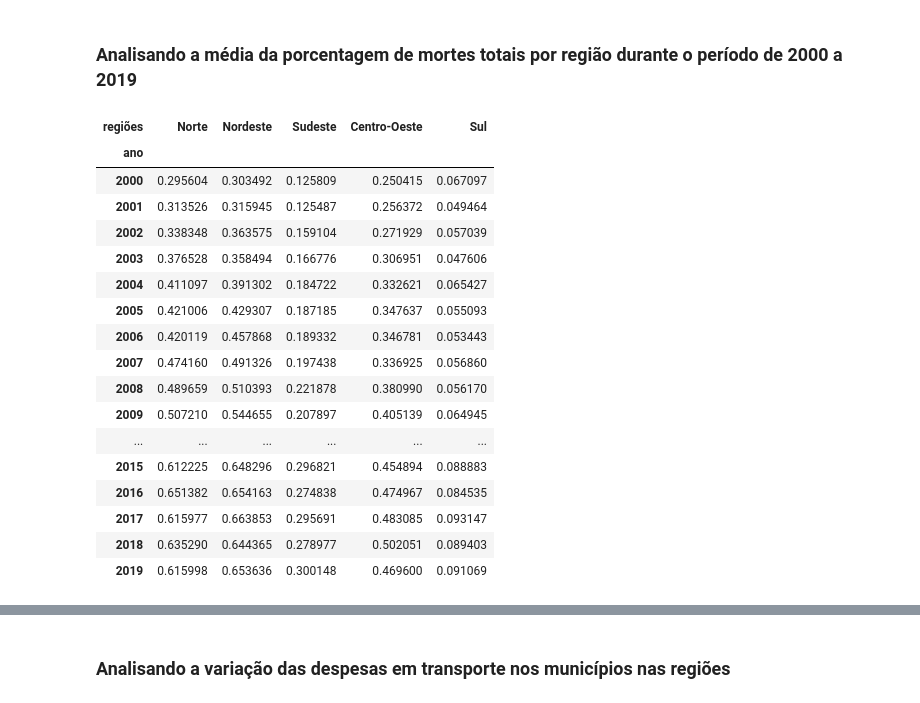
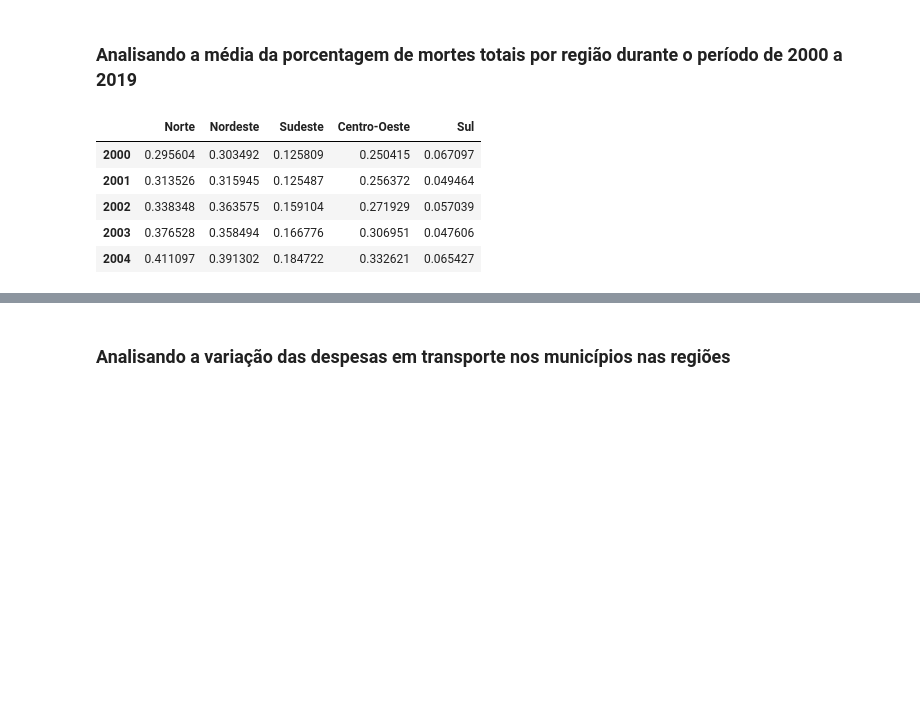
Before and after one commit to saulorcj/tarefas-analytica, a Jupyter notebook: A2/analise_dados.ipynb, the cells around one changed output, grey strips where cells are left out. Cells and saved outputs as stored; diff of their text form; code cells hidden in the pictures; blank space fills up the shorter version.

```diff
--- a/A2/analise_dados.ipynb
+++ b/A2/analise_dados.ipynb
@@ -291,9 +237,15 @@ desp_2013.head()
 # %%
-lista_medias = []
+lista_medias_2013 = []
+lista_medias_2021 = []
 for regiao in regioes:
-  media = int(desp_2021[desp_2021["sigla_uf"].isin(regioes[regiao])]["valor"].mean())
-  lista_medias.append(media)
+    media_2013 = int(df_despesas_2013[df_despesas_2013["sigla_uf"].isin(regioes[regiao])]["valor"].mean())
+    media_2021 = int(df_despesas_2021[df_despesas_2021["sigla_uf"].isin(regioes[regiao])]["valor"].mean())
+    lista_medias_2013.append(media_2013)
+    lista_medias_2021.append(media_2021)
 
-desp_med_2021 = pd.DataFrame(lista_medias,
-                             index=regioes,
-                             columns=["media"]).sort_values(by="media", ascending=False)
+df_desp_med_2013 = pd.DataFrame(lista_medias_2013,
+                                index=regioes,
+                                columns=["media"]).sort_values(by="media", ascending=False)
+df_desp_med_2021 = pd.DataFrame(lista_medias_2021,
+                                index=regioes,
+                                columns=["media"]).sort_values(by="media", ascending=False)
@@ -309,9 +251,0 @@ desp_med_2021
-# %%
-lista_medias = []
-for regiao in regioes:
-  media = int(desp_2013[desp_2013["sigla_uf"].isin(regioes[regiao])]["valor"].mean())
-  lista_medias.append(media)
-
-desp_med_2013 = pd.DataFrame(lista_medias,
-                             index=regioes,
-                             columns=["media"]).sort_values(by="media", ascending=False)
@@ -341,11 +286,9 @@ variacao_media_prop
 # %% [markdown]
 ## Análise dos Dados
-# %%
-periodo_prop_mortes = range(2000, 2020)
 # %% [markdown]
 ### Analisando a média da porcentagem de mortes totais por região durante o período de 2000 a 2019
 # %%
-def get_media_prop_by_regiao(regiao, ano):
+def get_media_prop_by_regiao_ano(regiao, ano):
     """
     :param regiao: região a ser selecionada
     :param indicador: indicador a ser selecionado
@@ -356,31 +299,18 @@ def get_media_prop_by_regiao(regiao, ano):
                            (df_prop_mortes["sigla_uf"].isin(regioes[regiao]))]["prop_mortes"].mean()
     return media
 # %%
-medias_regiao = [get_media_prop_by_regiao(regiao, ano)
-                 for ano in periodo_prop_mortes
-                 for regiao in regioes]
+medias_regiao = np.array([get_media_prop_by_regiao(regiao, ano)
+                          for ano in range(2000, 2020)
+                          for regiao in regioes]).reshape(20,5)
 
-df_med_prop_mortes = pd.DataFrame(np.array(medias_regiao).reshape(20, 5),
-                   index=periodo_prop_mortes, columns=regioes)
-df_med_prop_mortes.index.name, df_med_prop_mortes.columns.name = "ano", "regiões"
-df_med_prop_mortes
+df_med_prop_mortes = pd.DataFrame(medias_regiao, index=periodo_prop_mortes, columns=regioes)
+# DataFrame média de mortes nas regiões entre 2000 e 2019
+df_med_prop_mortes.head()
 # %% [output]
-| regiões | Norte | Nordeste | Sudeste | Centro-Oeste | Sul |
-| ano |  |  |  |  |  |
+|  | Norte | Nordeste | Sudeste | Centro-Oeste | Sul |
 | 2000 | 0.295604 | 0.303492 | 0.125809 | 0.250415 | 0.067097 |
 | 2001 | 0.313526 | 0.315945 | 0.125487 | 0.256372 | 0.049464 |
 | 2002 | 0.338348 | 0.363575 | 0.159104 | 0.271929 | 0.057039 |
 | 2003 | 0.376528 | 0.358494 | 0.166776 | 0.306951 | 0.047606 |
 | 2004 | 0.411097 | 0.391302 | 0.184722 | 0.332621 | 0.065427 |
-| 2005 | 0.421006 | 0.429307 | 0.187185 | 0.347637 | 0.055093 |
-| 2006 | 0.420119 | 0.457868 | 0.189332 | 0.346781 | 0.053443 |
-| 2007 | 0.474160 | 0.491326 | 0.197438 | 0.336925 | 0.056860 |
-| 2008 | 0.489659 | 0.510393 | 0.221878 | 0.380990 | 0.056170 |
-| 2009 | 0.507210 | 0.544655 | 0.207897 | 0.405139 | 0.064945 |
-| ... | ... | ... | ... | ... | ... |
-| 2015 | 0.612225 | 0.648296 | 0.296821 | 0.454894 | 0.088883 |
-| 2016 | 0.651382 | 0.654163 | 0.274838 | 0.474967 | 0.084535 |
-| 2017 | 0.615977 | 0.663853 | 0.295691 | 0.483085 | 0.093147 |
-| 2018 | 0.635290 | 0.644365 | 0.278977 | 0.502051 | 0.089403 |
-| 2019 | 0.615998 | 0.653636 | 0.300148 | 0.469600 | 0.091069 |
 # %%
```
Also changed, not shown: parts of 105 cells of this notebook, 1 other file.
